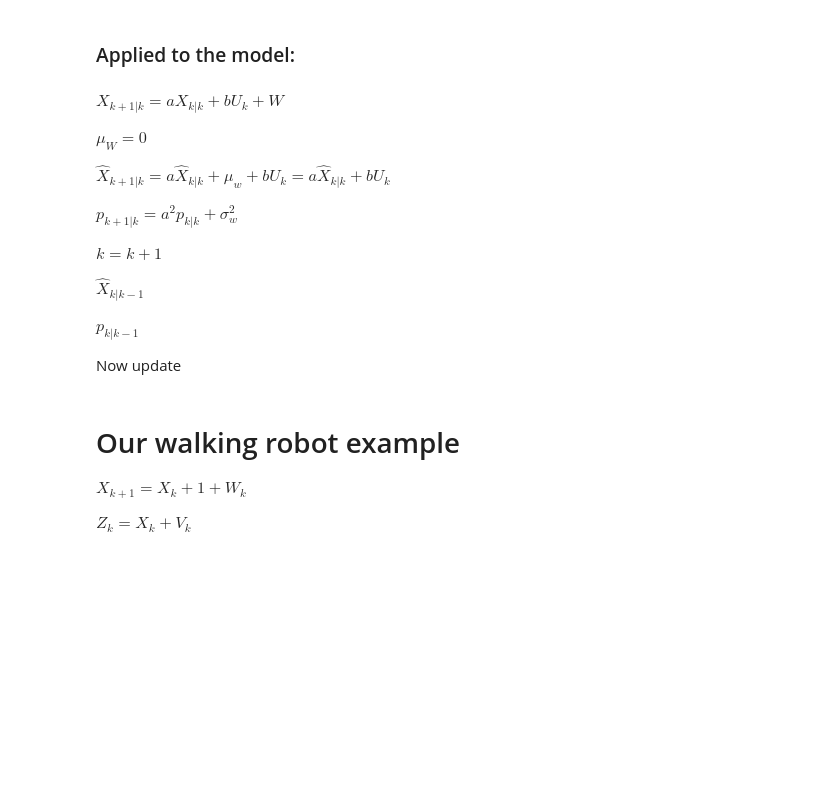
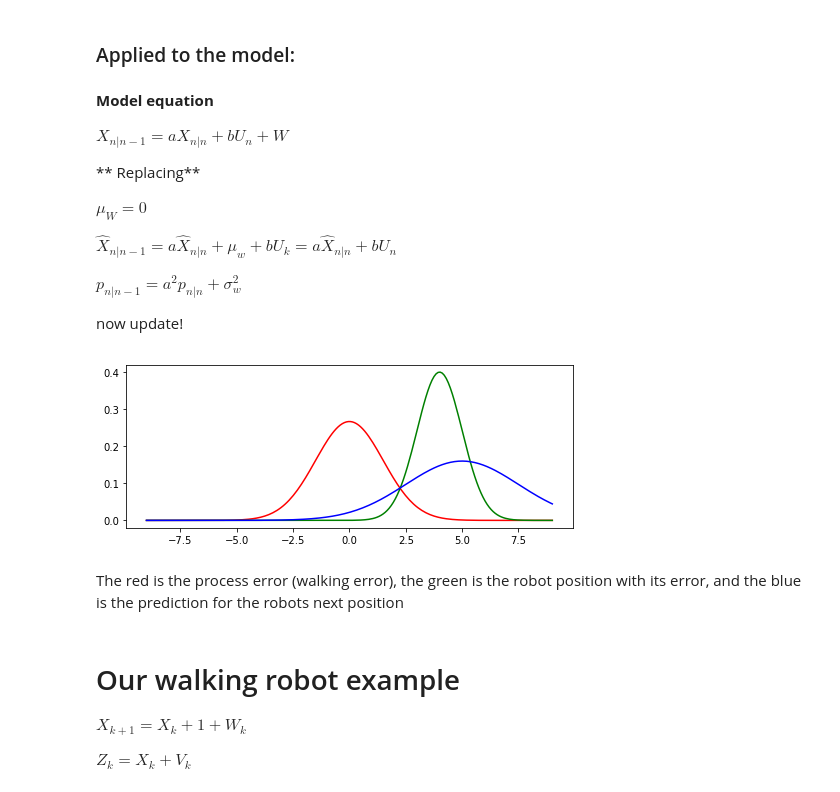
Before and after one commit to jganzabal/Kalman-as-Recursive-Bayesian-Estimation, a Jupyter notebook: 3_One dimensional Kalman filter.ipynb, the cells around one changed output. Cells and saved outputs as stored; diff of their text form; code cells hidden in the pictures; blank space fills up the shorter version.

```diff
--- a/3_One dimensional Kalman filter.ipynb
+++ b/3_One dimensional Kalman filter.ipynb
@@ -273,27 +341,44 @@ plt.show()
 # %% [markdown]
 ### Applied to the model:
 # %% [markdown]
+**Model equation**
 
-$X_{k+1|k} = aX_{k|k} + bU_{k} + W$
+$X_{n|n-1} = aX_{n|n} + bU_{n} + W$
+
+
+** Replacing**
 
 $\mu_W = 0$
 
-$\hat{X}_{k+1|k} = a\hat{X}_{k|k} +\mu_w + bU_k = a\hat{X}_{k|k} + bU_k$
+$\hat{X}_{n|n-1} = a\hat{X}_{n|n} +\mu_w + bU_k = a\hat{X}_{n|n} + bU_n$
 
-$p_{k+1|k} = a^2p_{k|k} +\sigma_w^2$
+$p_{n|n-1} = a^2p_{n|n} +\sigma_w^2$
 
-$k = k + 1$
-
-$\hat{X}_{k|k-1}$
-
-$p_{k|k-1}$
-
-Now update
+now update!
 # %%
 def predict(sigma_w, X_updated, P_updated, a = 1, b = 1, U = 1):
     X_predicted = a*X_updated + b*U
     P_predicted = (a**2)*sigma_w + P_updated
     return X_predicted, P_predicted
+# %%
+f, ax = plt.subplots(1, 1, sharey=True, sharex=True, figsize = (8,3))
+mu_w = 0
+sigma_w = 1.5
+X_updated = 4
+P_updated = 1
+
+x, posterior = plot_gaussian(mu = mu_w, sig = sigma_w, N = 6, ax = ax, color = 'r')
+
+W = plot_gaussian(mu = X_updated, sig = P_updated, N = 6, ax = ax, x=x, color = 'g')
+
+mu_p, sig_p = predict(sigma_w, X_updated, P_updated, a = 1, b = 1, U = 1)
+
+W = plot_gaussian(mu = mu_p, sig = sig_p, N = 6, ax = ax, x=x, color = 'b')
+plt.show()
+# %% [output]
+[figure, added]
+# %% [markdown]
+The red is the process error (walking error), the green is the robot position with its error, and the blue is the prediction for the robots next position
 # %% [markdown]
 # Our walking robot example
 $X_{k+1} = X_k + 1 + W_k$
```
Also changed, not shown: parts of 64 cells of this notebook.
